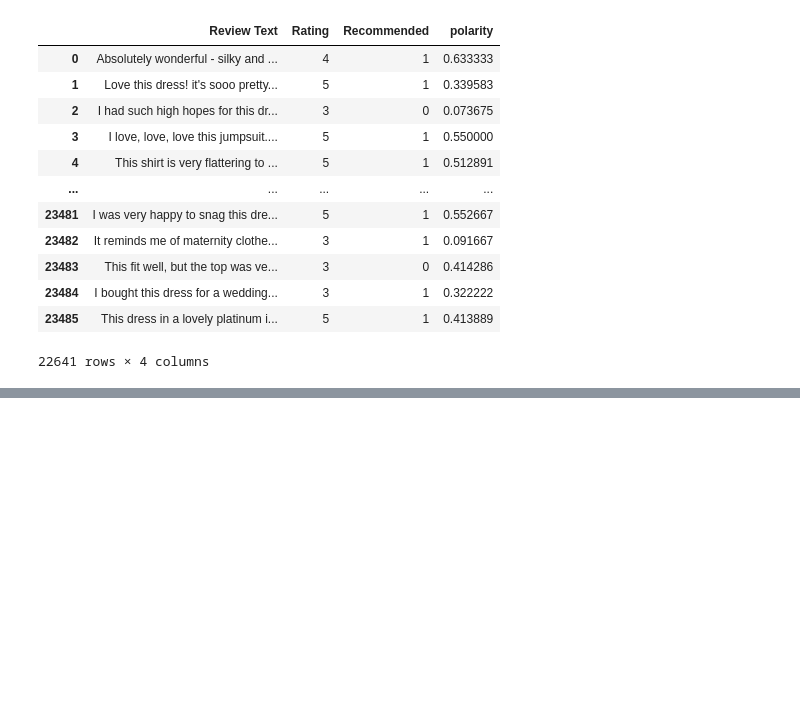
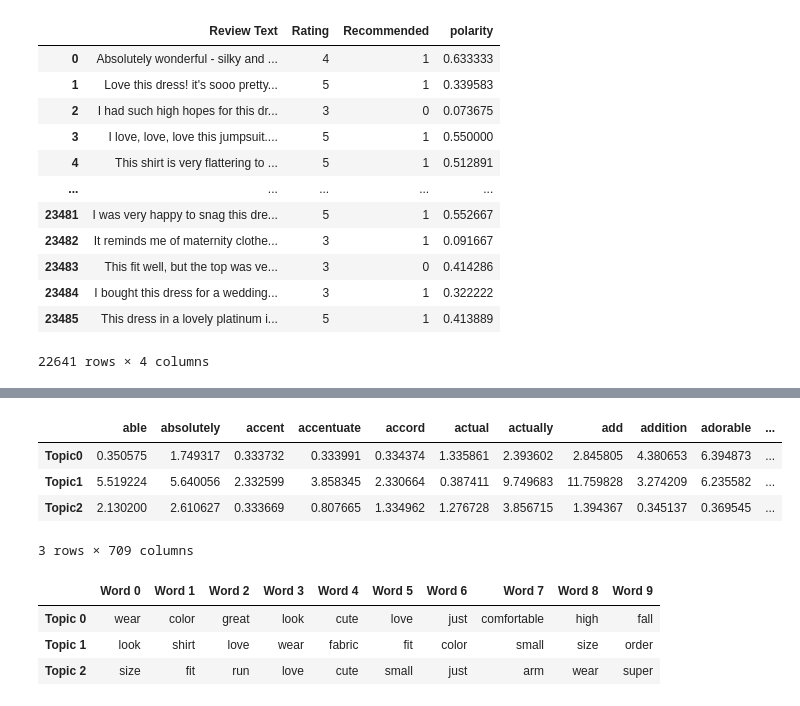
Before and after one commit to baharbiazar/E_Commerce_Reviews_Sentiment_Analysis, a Jupyter notebook: TextBlob.ipynb, the cells around one changed output, grey strips where cells are left out. Cells and saved outputs as stored; diff of their text form; code cells hidden in the pictures; blank space fills up the shorter version.

```diff
--- a/TextBlob.ipynb
+++ b/TextBlob.ipynb
@@ -72,0 +481,38 @@ df.loc[23481,'Review Text']
+# %%
+# Topic-Keyword Matrix
+df_topic_keywords = pd.DataFrame(best_lda_model.components_)
+
+# Assign Column and Index
+df_topic_keywords.columns = vectorizer.get_feature_names()
+df_topic_keywords.index = topicnames
+
+# View
+df_topic_keywords.head()
+# %% [output]
+|  | able | absolutely | accent | accentuate | accord | actual | actually | add | addition | adorable | ... |
+| Topic0 | 0.350575 | 1.749317 | 0.333732 | 0.333991 | 0.334374 | 1.335861 | 2.393602 | 2.845805 | 4.380653 | 6.394873 | ... |
+| Topic1 | 5.519224 | 5.640056 | 2.332599 | 3.858345 | 2.330664 | 0.387411 | 9.749683 | 11.759828 | 3.274209 | 6.235582 | ... |
+| Topic2 | 2.130200 | 2.610627 | 0.333669 | 0.807665 | 1.334962 | 1.276728 | 3.856715 | 1.394367 | 0.345137 | 0.369545 | ... |
+3 rows × 709 columns
+# %%
+# Show top n keywords for each topic
+def show_topics(vectorizer=vectorizer, lda_model=lda_model, n_words=10):
+    keywords = np.array(vectorizer.get_feature_names())
+    topic_keywords = []
+    for topic_weights in lda_model.components_:
+        top_keyword_locs = (-topic_weights).argsort()[:n_words]
+        topic_keywords.append(keywords.take(top_keyword_locs))
+    return topic_keywords
+
+topic_keywords = show_topics(vectorizer=vectorizer, lda_model=best_lda_model, n_words=10)
+
+# Topic - Keywords Dataframe
+df_topic_keywords = pd.DataFrame(topic_keywords)
+df_topic_keywords.columns = ['Word '+str(i) for i in range(df_topic_keywords.shape[1])]
+df_topic_keywords.index = ['Topic '+str(i) for i in range(df_topic_keywords.shape[0])]
+df_topic_keywords
+# %% [output]
+|  | Word 0 | Word 1 | Word 2 | Word 3 | Word 4 | Word 5 | Word 6 | Word 7 | Word 8 | Word 9 |
+| Topic 0 | wear | color | great | look | cute | love | just | comfortable | high | fall |
+| Topic 1 | look | shirt | love | wear | fabric | fit | color | small | size | order |
+| Topic 2 | size | fit | run | love | cute | small | just | arm | wear | super |
```
Also changed, not shown: parts of 31 cells of this notebook, 2 other files.
